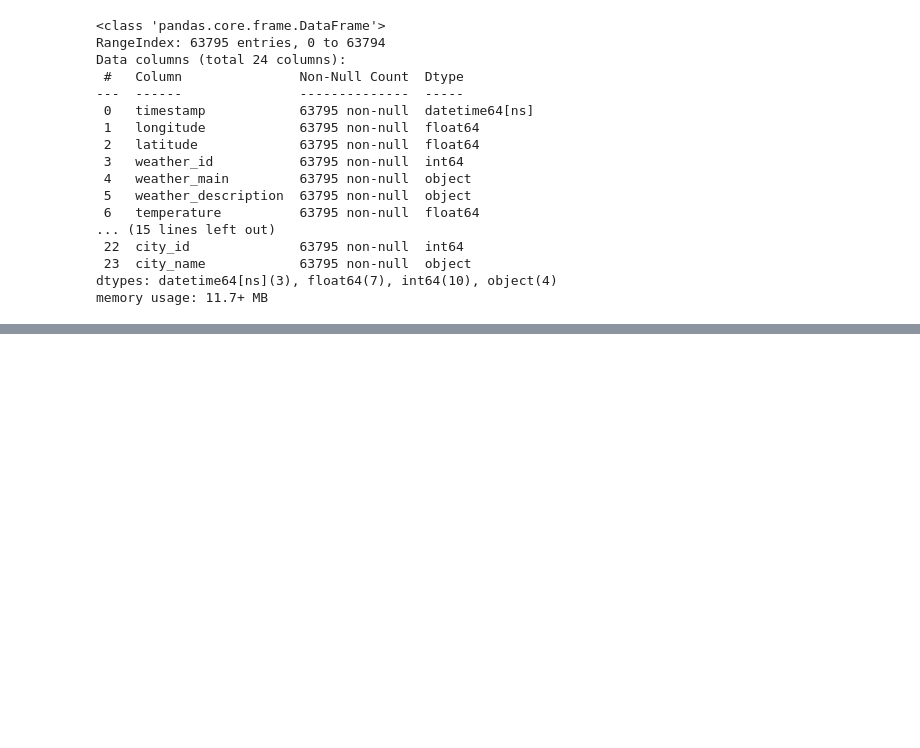
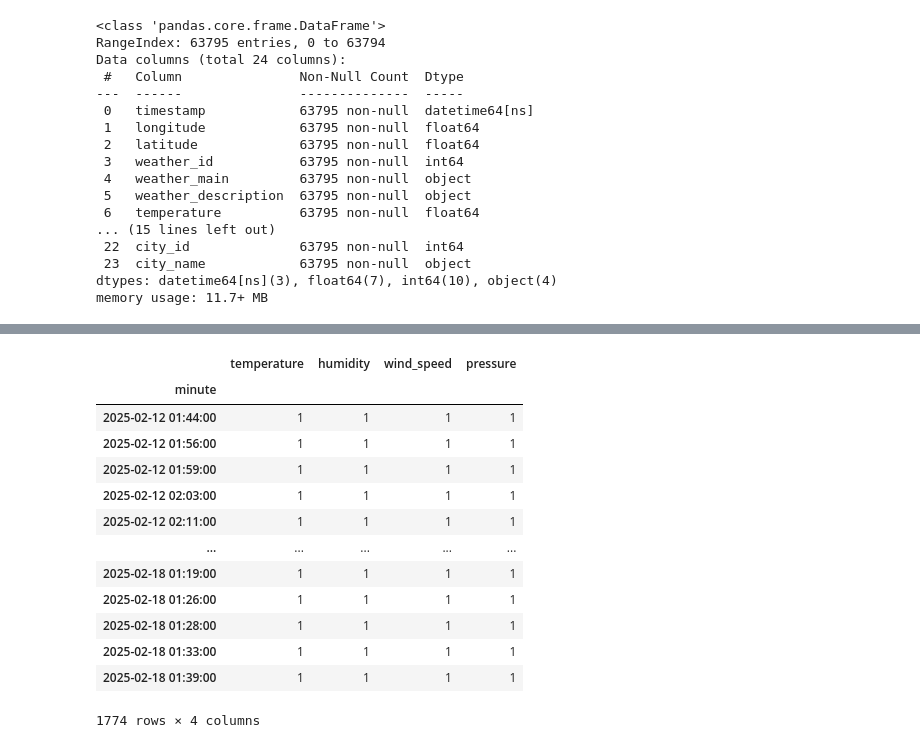
Before and after one commit to jin-raii/weather-web-app, a Jupyter notebook: weather_data.ipynb, the cells around one changed output, grey strips where cells are left out. Cells and saved outputs as stored; diff of their text form; code cells hidden in the pictures; blank space fills up the shorter version.

```diff
--- a/weather_data.ipynb
+++ b/weather_data.ipynb
@@ -181,0 +222,21 @@ memory usage: 11.7+ MB
+# %%
+unique_res = data.groupby('minute').agg({ 'temperature': 'nunique',
+        'humidity': 'nunique',
+        'wind_speed': 'nunique',
+        'pressure': 'nunique'})
+unique_res
+# %% [output]
+|  | temperature | humidity | wind_speed | pressure |
+| minute |  |  |  |  |
+| 2025-02-12 01:44:00 | 1 | 1 | 1 | 1 |
+| 2025-02-12 01:56:00 | 1 | 1 | 1 | 1 |
+| 2025-02-12 01:59:00 | 1 | 1 | 1 | 1 |
+| 2025-02-12 02:03:00 | 1 | 1 | 1 | 1 |
+| 2025-02-12 02:11:00 | 1 | 1 | 1 | 1 |
+| ... | ... | ... | ... | ... |
+| 2025-02-18 01:19:00 | 1 | 1 | 1 | 1 |
+| 2025-02-18 01:26:00 | 1 | 1 | 1 | 1 |
+| 2025-02-18 01:28:00 | 1 | 1 | 1 | 1 |
+| 2025-02-18 01:33:00 | 1 | 1 | 1 | 1 |
+| 2025-02-18 01:39:00 | 1 | 1 | 1 | 1 |
+1774 rows × 4 columns
```
Also changed, not shown: parts of 12 cells of this notebook.
